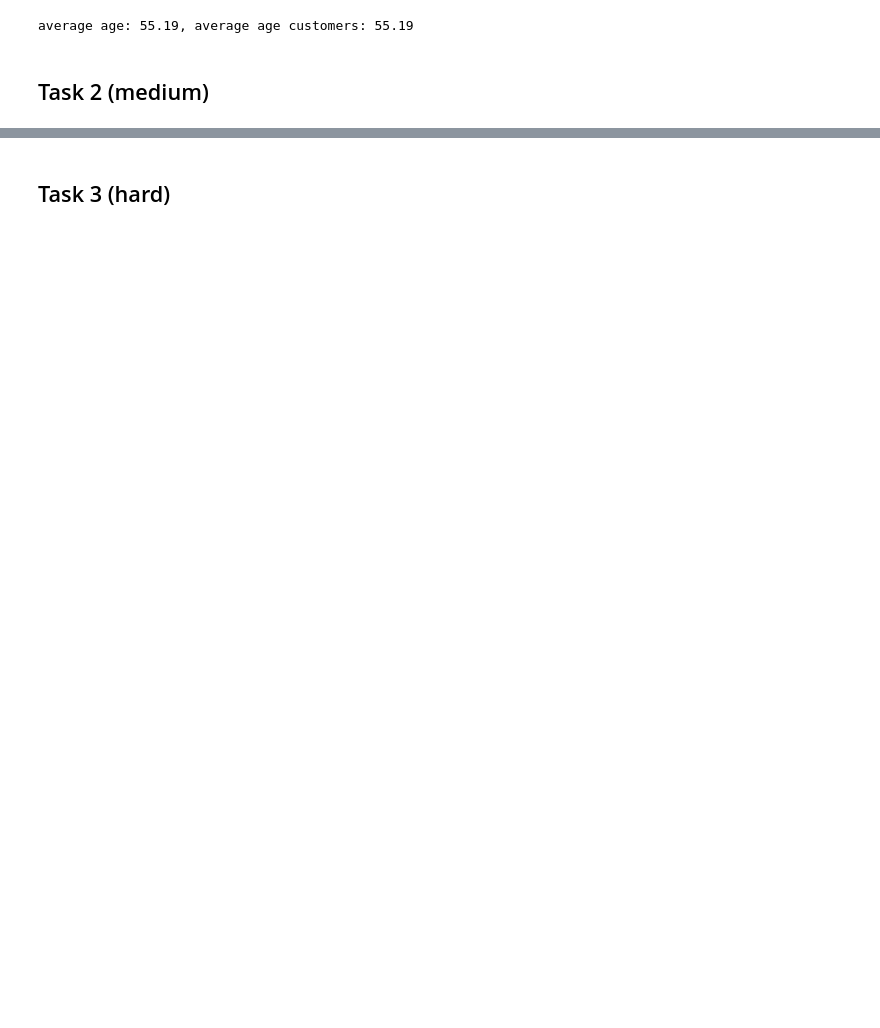
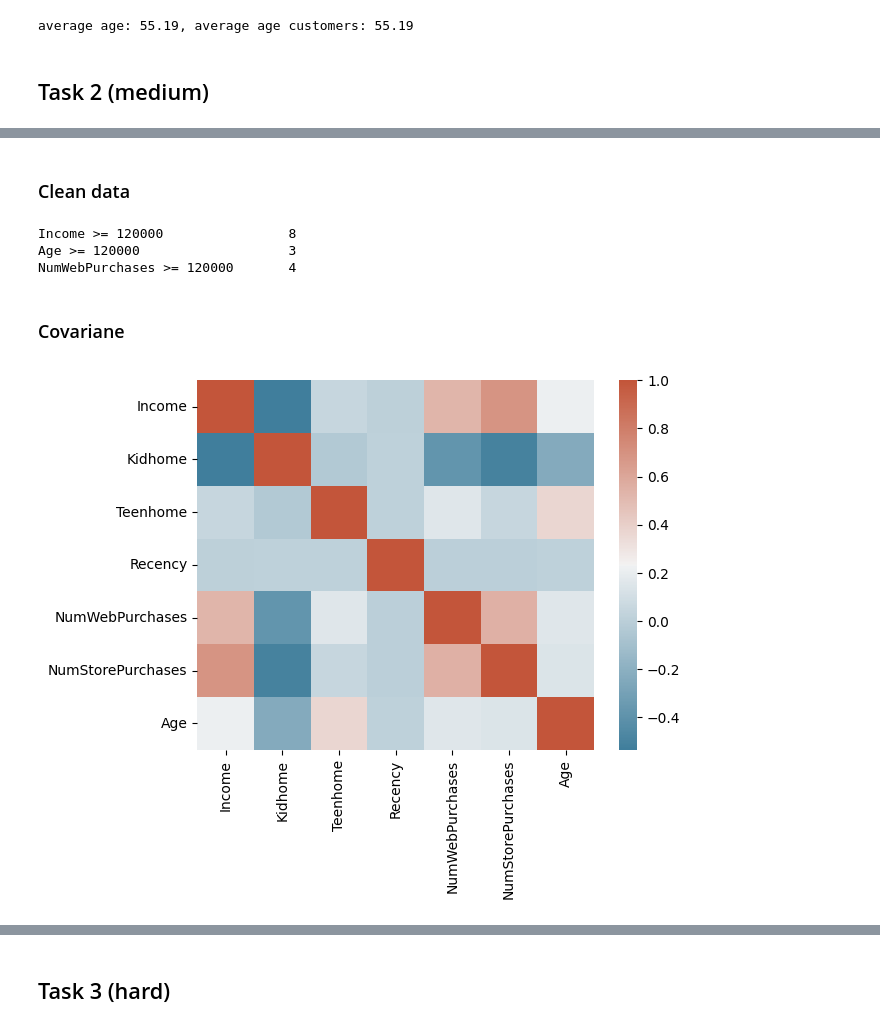
Before and after one commit to litvinovmitch11/HSE-ML-COURSE, a Jupyter notebook: notebooks/02-homework.ipynb, the cells around one changed output, grey strips where cells are left out. Drawn from its saved outputs; the diff is of its cells as text; code cells hidden in the pictures; blank space fills up the shorter version.

```diff
--- a/notebooks/02-homework.ipynb
+++ b/notebooks/02-homework.ipynb
@@ -65,11 +70,8 @@ average age: 55.19, average age customers: 55.19
 # %%
-cat_columns = ["Education",
-               "Marital_Status",
+num_columns = ["Income",
                "Kidhome",
                "Teenhome",
                "Recency",
                "NumWebPurchases",
                "NumStorePurchases",
                "Age"]
-
-num_columns = ["Income"]
@@ -87,0 +98,23 @@ fig.show()
+# %% [markdown]
+### Clean data
+# %%
+print(f"Income >= 120000\t\t{sum(data['Income'] >= 120000)}")
+print(f"Age >= 120000\t\t\t{sum(data['Age'] >= 100)}")
+print(f"NumWebPurchases >= 120000\t{sum(data['NumWebPurchases'] >= 20)}")
+
+prepare_data = data
+prepare_data = prepare_data[prepare_data["Income"] < 120000]
+prepare_data = prepare_data[prepare_data["Age"] < 100]
+prepare_data = prepare_data[prepare_data["NumWebPurchases"] < 20]
+# %% [output]
+Income >= 120000                8
+Age >= 120000                   3
+NumWebPurchases >= 120000       4
+# %% [markdown]
+### Covariane
+# %%
+cmap = sns.diverging_palette(230, 20, as_cmap=True)
+sns.heatmap(prepare_data[num_columns].corr(), cmap=cmap)
+None
+# %% [output]
+[figure, added]
```
Also changed, not shown: parts of 19 cells of this notebook.
